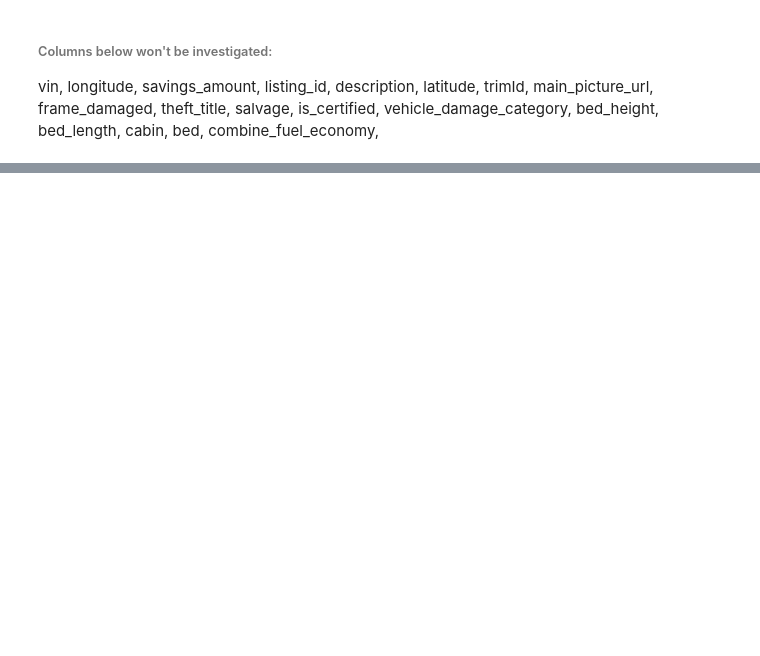
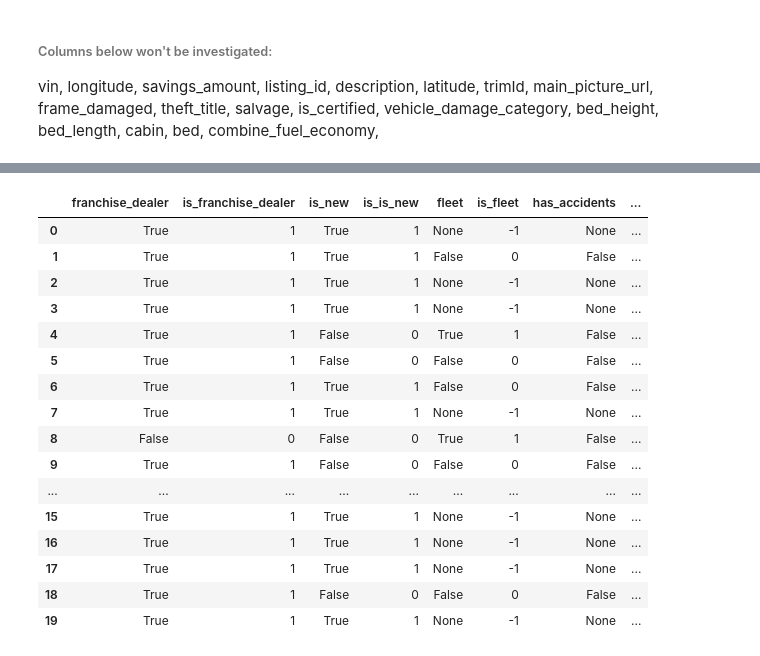
Before and after one commit to DataCrane/cars_spark, a Jupyter notebook: Cars_prices.ipynb, the cells around one changed output, grey strips where cells are left out. Drawn from its saved outputs; the diff is of its cells as text; code cells hidden in the pictures; blank space fills up the shorter version.

```diff
--- a/Cars_prices.ipynb
+++ b/Cars_prices.ipynb
@@ -236,0 +249,38 @@ combine_fuel_economy,
+# %%
+# list of boolean variables
+bool_v = ['franchise_dealer', 'is_new', 'fleet', 'has_accidents', 'isCab', 'is_cpo', 'is_oemcpo']
+# %%
+# extract 1, 0, -1
+for col in bool_v:
+
+    parDF = parDF.withColumn('is_{}'.format(col),\
+         F.when(\
+                F.lower(\
+                F.col('{}'.format(col))).contains('true'), F.lit(1))\
+                             .when(\
+                                    F.lower(\
+                                    F.col('{}'.format(col))).contains('false'), F.lit(0)).otherwise(F.lit(-1)))
+# %%
+# check
+is_cols = ['is_' + x for x in bool_v]
+source_vs_is = list(chain.from_iterable(zip(bool_v, is_cols)))
+
+parDF.select(source_vs_is).limit(20).toPandas()
+# %% [output]
+|  | franchise_dealer | is_franchise_dealer | is_new | is_is_new | fleet | is_fleet | has_accidents | ... |
+| 0 | True | 1 | True | 1 | None | -1 | None | ... |
+| 1 | True | 1 | True | 1 | False | 0 | False | ... |
+| 2 | True | 1 | True | 1 | None | -1 | None | ... |
+| 3 | True | 1 | True | 1 | None | -1 | None | ... |
+| 4 | True | 1 | False | 0 | True | 1 | False | ... |
+| 5 | True | 1 | False | 0 | False | 0 | False | ... |
+| 6 | True | 1 | True | 1 | False | 0 | False | ... |
+| 7 | True | 1 | True | 1 | None | -1 | None | ... |
+| 8 | False | 0 | False | 0 | True | 1 | False | ... |
+| 9 | True | 1 | False | 0 | False | 0 | False | ... |
+| ... | ... | ... | ... | ... | ... | ... | ... | ... |
+| 15 | True | 1 | True | 1 | None | -1 | None | ... |
+| 16 | True | 1 | True | 1 | None | -1 | None | ... |
+| 17 | True | 1 | True | 1 | None | -1 | None | ... |
+| 18 | True | 1 | False | 0 | False | 0 | False | ... |
+| 19 | True | 1 | True | 1 | None | -1 | None | ... |
```
Also changed, not shown: parts of 18 cells of this notebook, 1 other file.
